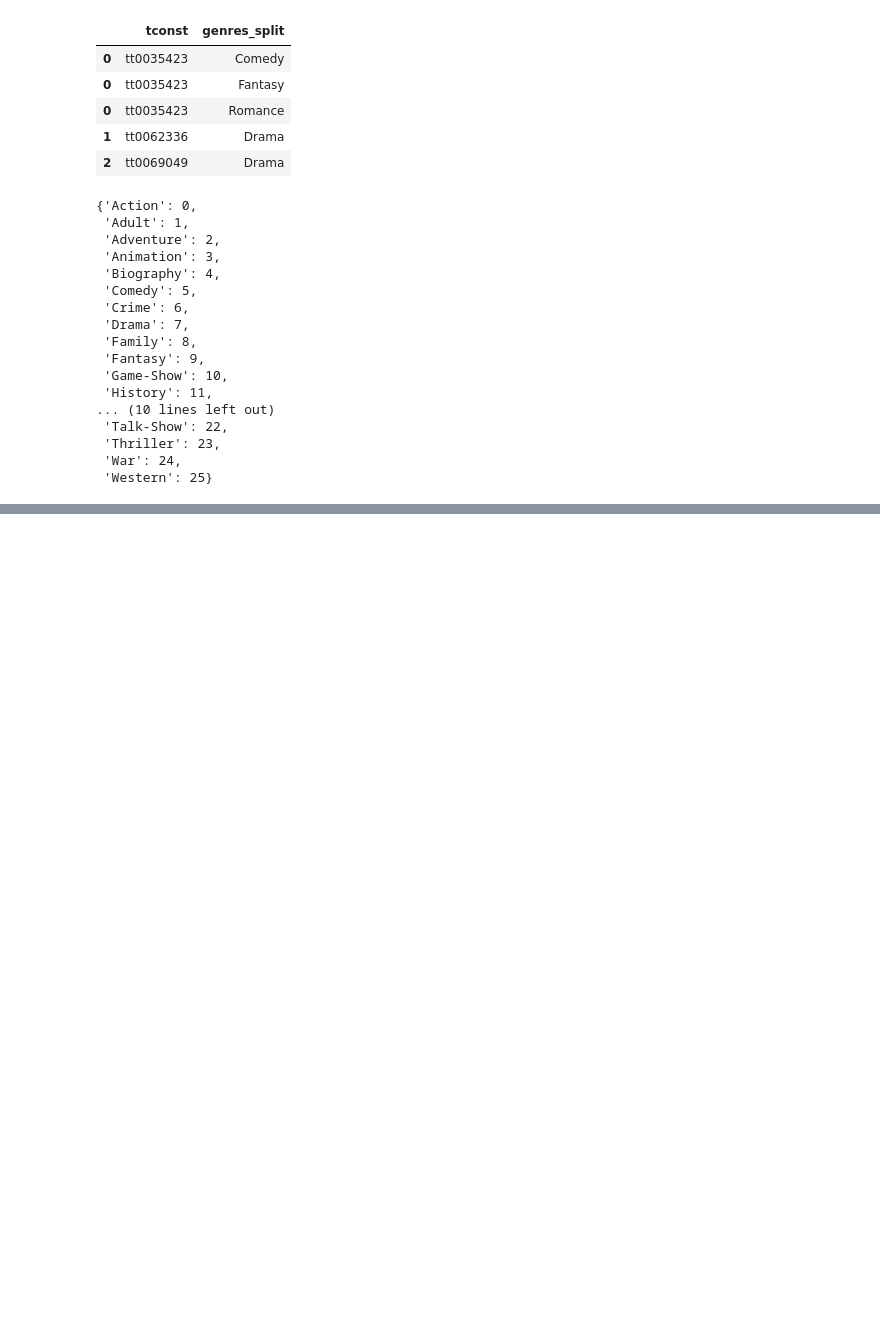
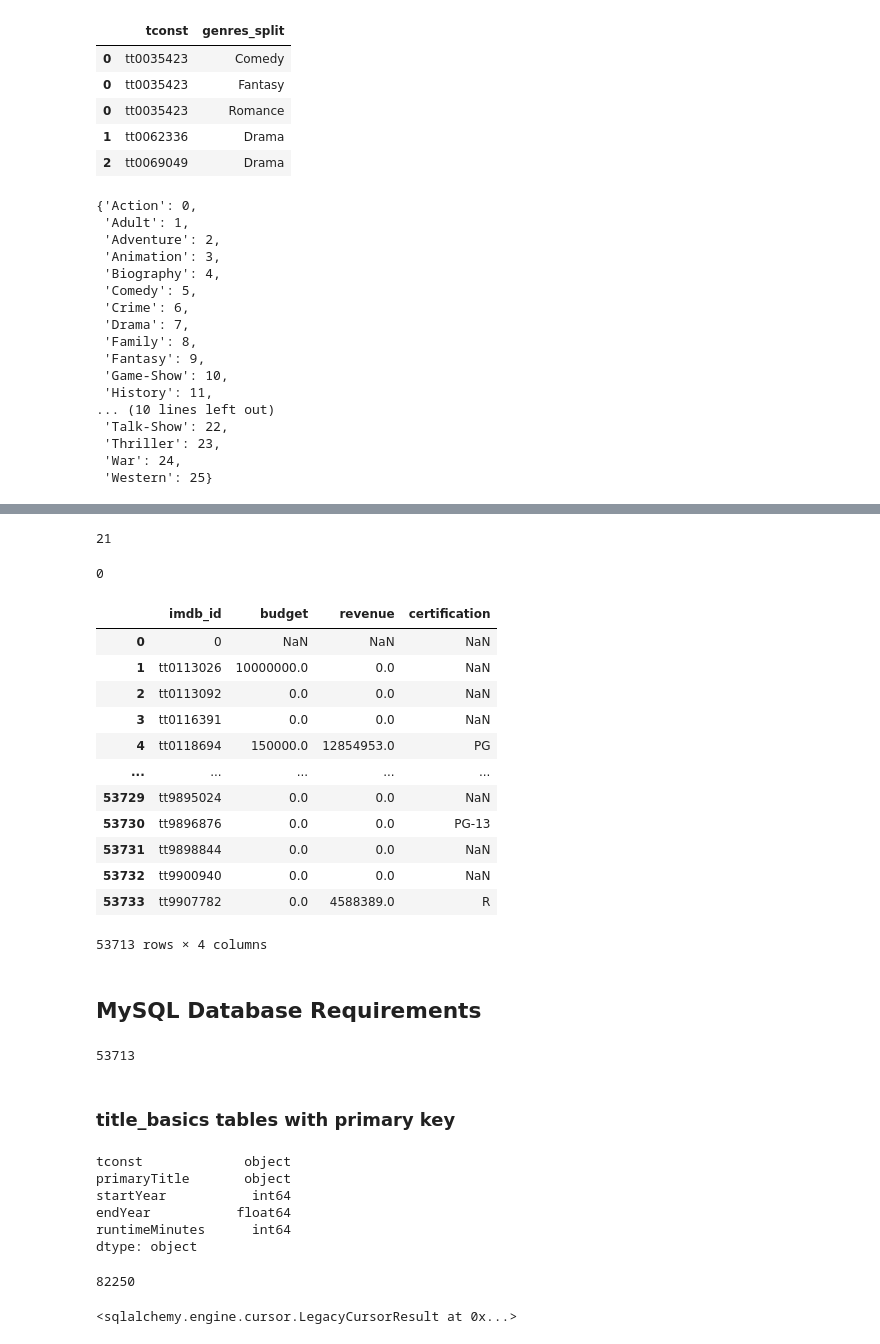
Before and after one commit to rdbhatkal/IMDB, a Jupyter notebook: Project 3 - part 3.ipynb, the cells around one changed output, grey strips where cells are left out. Cells and saved outputs as stored; diff of their text form; code cells hidden in the pictures; blank space fills up the shorter version.

```diff
--- a/Project 3 - part 3.ipynb
+++ b/Project 3 - part 3.ipynb
@@ -132,0 +251,32 @@ TypeError: unhashable type: 'list'
+# %%
+# check for duplicates
+df1.duplicated().sum()
+# %% [output]
+21
+# %%
+df1.drop_duplicates(inplace = True)
+# %%
+# check for duplicates again
+df1.duplicated().sum()
+# %% [output]
+0
+# %%
+ # Extract certain columns
+tmdb = df1[['imdb_id','budget','revenue', 'certification']]
+tmdb
+# %% [output]
+|  | imdb_id | budget | revenue | certification |
+| 0 | 0 | NaN | NaN | NaN |
+| 1 | tt0113026 | 10000000.0 | 0.0 | NaN |
+| 2 | tt0113092 | 0.0 | 0.0 | NaN |
+| 3 | tt0116391 | 0.0 | 0.0 | NaN |
+| 4 | tt0118694 | 150000.0 | 12854953.0 | PG |
+| ... | ... | ... | ... | ... |
+| 53729 | tt9895024 | 0.0 | 0.0 | NaN |
+| 53730 | tt9896876 | 0.0 | 0.0 | PG-13 |
+| 53731 | tt9898844 | 0.0 | 0.0 | NaN |
+| 53732 | tt9900940 | 0.0 | 0.0 | NaN |
+| 53733 | tt9907782 | 0.0 | 4588389.0 | R |
+53713 rows × 4 columns
+# %% [markdown]
+## MySQL Database Requirements
@@ -132,0 +298,20 @@ TypeError: unhashable type: 'list'
+# %%
+# Transform to tables
+title_basics.to_sql('title_basics', engine, if_exists = 'replace')
+rating.to_sql('title_rating', engine, if_exists = 'replace')
+title_genres.to_sql('title_genres', engine, if_exists = 'replace')
+genre.to_sql('genres', engine, if_exists = 'replace')
+tmdb.to_sql('tmdb_data', engine, if_exists = 'replace')
+# %% [output]
+53713
+# %% [markdown]
+### title_basics tables with primary key
+# %%
+title_basics.dtypes
+# %% [output]
+tconst             object
+primaryTitle       object
+startYear           int64
+endYear           float64
+runtimeMinutes      int64
+dtype: object
@@ -132,0 +331,10 @@ TypeError: unhashable type: 'list'
+# %%
+# Save to sql with dtype and index=False
+title_basics.to_sql('title_basics',engine,dtype=df_schema,if_exists='replace',index=False)
+# %% [output]
+82250
+# %%
+# update the table and set the primary key
+engine.execute('ALTER TABLE title_basics ADD PRIMARY KEY (`tconst`);')
+# %% [output]
+<sqlalchemy.engine.cursor.LegacyCursorResult at 0x...>
```
Also changed, not shown: parts of 46 cells of this notebook, 4 other files.
